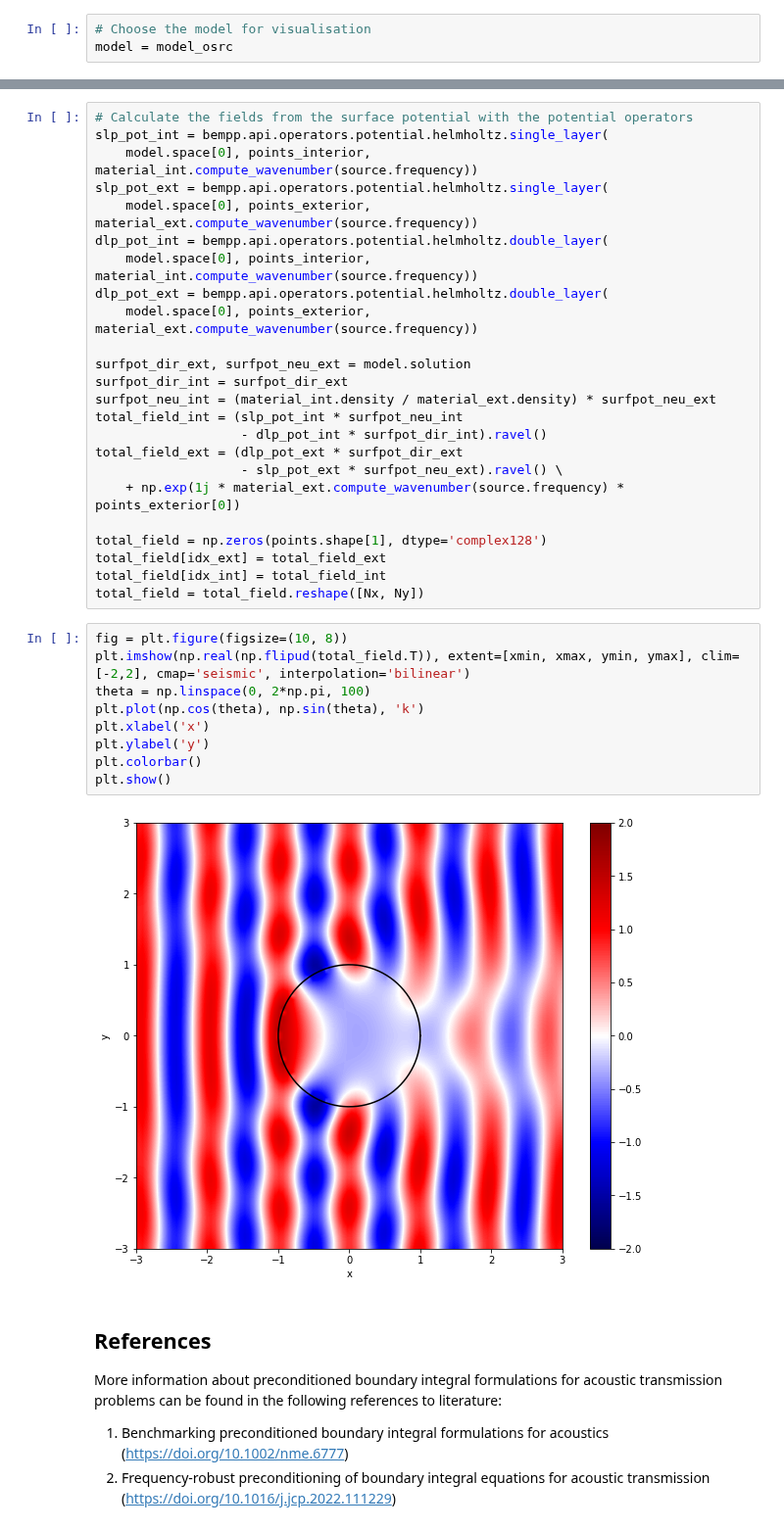
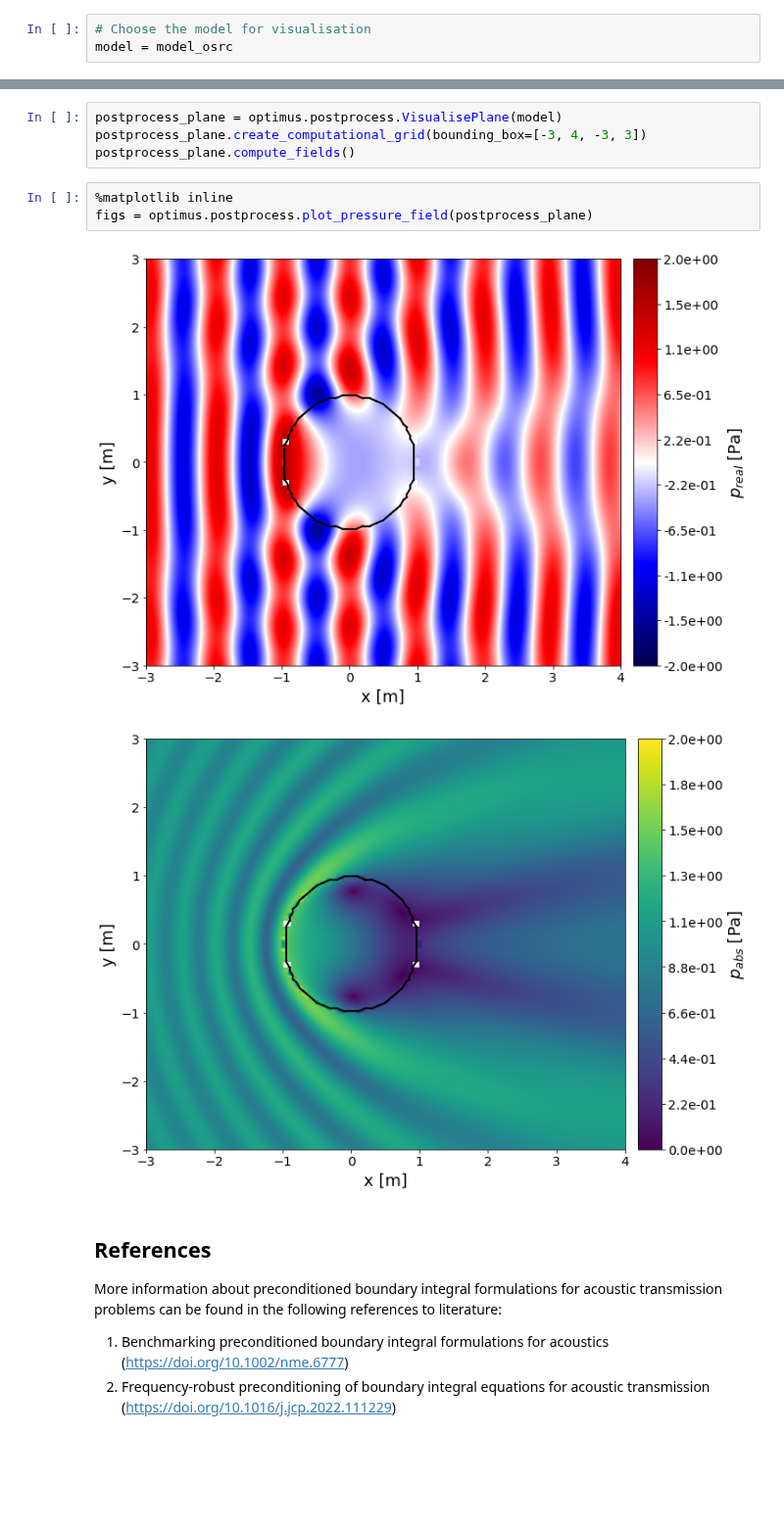
Before and after one commit to optimuslib/optimus, a Jupyter notebook: notebooks/Preconditioners.ipynb, the cells around one changed output, grey strips where cells are left out. Shown at 98% size. Cells and saved outputs as stored; diff of their text form; blank space fills up the shorter version.

```diff
--- a/notebooks/Preconditioners.ipynb
+++ b/notebooks/Preconditioners.ipynb
@@ -112,38 +87,13 @@ points_interior = points[:, idx_int]
-# %%
-# Calculate the fields from the surface potential with the potential operators
-slp_pot_int = bempp.api.operators.potential.helmholtz.single_layer(
-    model.space[0], points_interior, material_int.compute_wavenumber(source.frequency))
-slp_pot_ext = bempp.api.operators.potential.helmholtz.single_layer(
-    model.space[0], points_exterior, material_ext.compute_wavenumber(source.frequency))
-dlp_pot_int = bempp.api.operators.potential.helmholtz.double_layer(
-    model.space[0], points_interior, material_int.compute_wavenumber(source.frequency))
-dlp_pot_ext = bempp.api.operators.potential.helmholtz.double_layer(
-    model.space[0], points_exterior, material_ext.compute_wavenumber(source.frequency))
-
-surfpot_dir_ext, surfpot_neu_ext = model.solution
-surfpot_dir_int = surfpot_dir_ext
-surfpot_neu_int = (material_int.density / material_ext.density) * surfpot_neu_ext
-total_field_int = (slp_pot_int * surfpot_neu_int
-                   - dlp_pot_int * surfpot_dir_int).ravel()
-total_field_ext = (dlp_pot_ext * surfpot_dir_ext
-                   - slp_pot_ext * surfpot_neu_ext).ravel() \
-    + np.exp(1j * material_ext.compute_wavenumber(source.frequency) * points_exterior[0])
-
-total_field = np.zeros(points.shape[1], dtype='complex128')
-total_field[idx_ext] = total_field_ext
-total_field[idx_int] = total_field_int
-total_field = total_field.reshape([Nx, Ny])
-# %%
-fig = plt.figure(figsize=(10, 8))
-plt.imshow(np.real(np.flipud(total_field.T)), extent=[xmin, xmax, ymin, ymax], clim=[-2,2], cmap='seismic', interpolation='bilinear')
-theta = np.linspace(0, 2*np.pi, 100)
-plt.plot(np.cos(theta), np.sin(theta), 'k')
-plt.xlabel('x')
-plt.ylabel('y')
-plt.colorbar()
-plt.show()
-# %% [output]
-[figure, removed]
+# %%
+postprocess_plane = optimus.postprocess.VisualisePlane(model)
+postprocess_plane.create_computational_grid(bounding_box=[-3, 4, -3, 3])
+postprocess_plane.compute_fields()
+# %%
+%matplotlib inline
+figs = optimus.postprocess.plot_pressure_field(postprocess_plane)
+# %% [output]
+[figure, added]
+[figure, added]
 # %% [markdown]
 ## References
 
```
Also changed, not shown: parts of 6 cells of this notebook, 14 other files.
